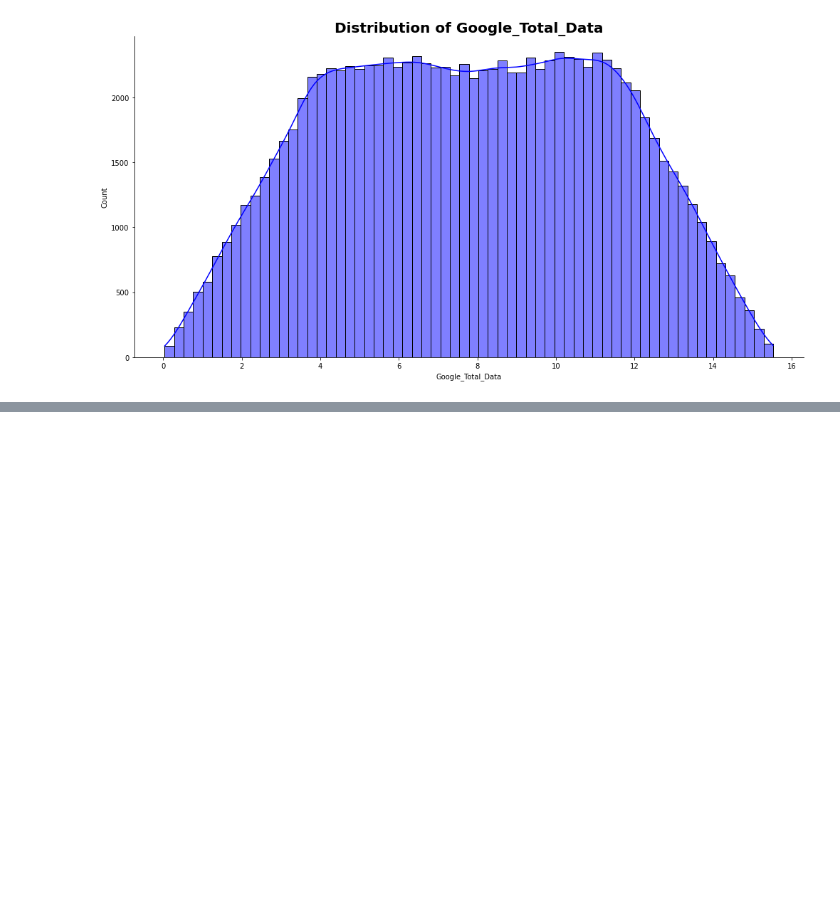
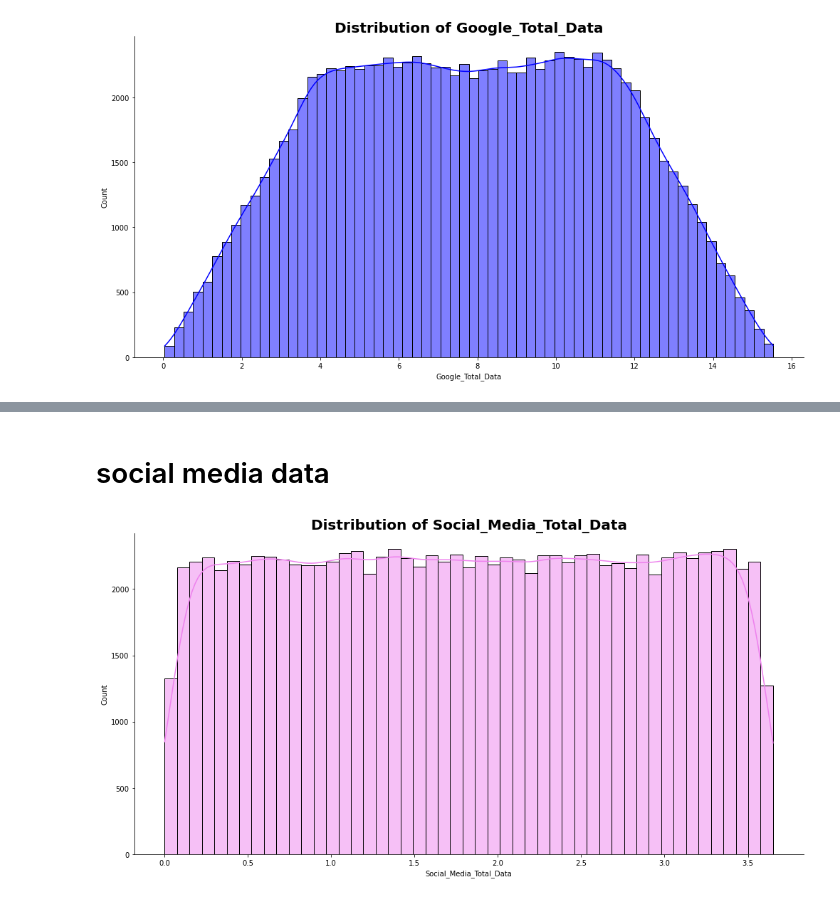
Before and after one commit to dagmawiii03/Telecom_Analysis, a Jupyter notebook: Notebook/Untitled1.ipynb, the cells around one changed output, grey strips where cells are left out. Cells and saved outputs as stored; diff of their text form; code cells hidden in the pictures; blank space fills up the shorter version.

```diff
--- a/Notebook/Untitled1.ipynb
+++ b/Notebook/Untitled1.ipynb
@@ -214,0 +245,6 @@ draw.plot_hist(dfExp, 'Google_Total_Data', 'blue')
+# %% [markdown]
+# social media data
+# %%
+draw.plot_hist(dfExp, 'Social_Media_Total_Data', 'violet')
+# %% [output]
+[figure, added]
```
Also changed, not shown: parts of 4 cells of this notebook.
